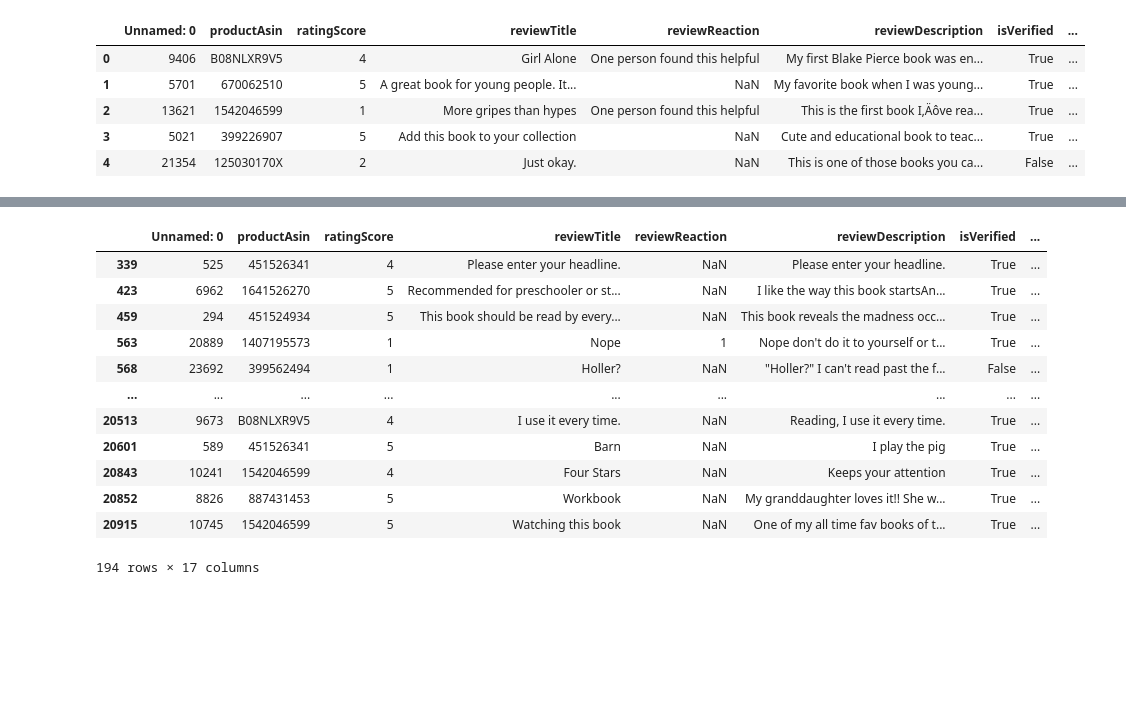
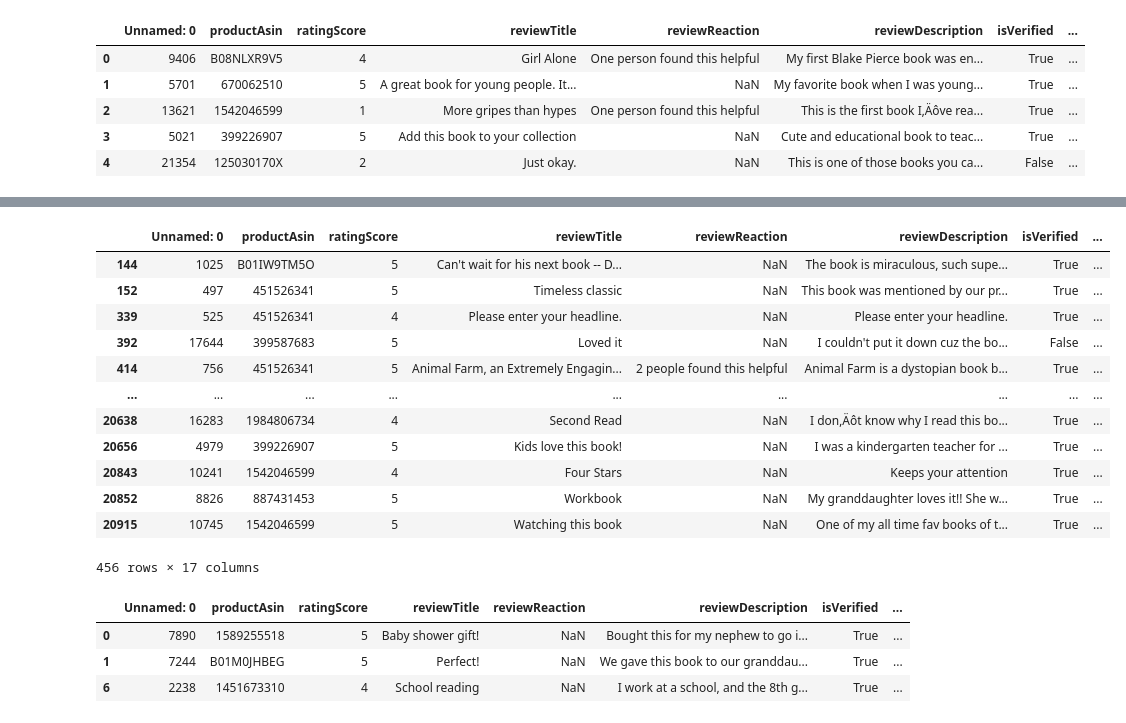
Before and after one commit to GxTeo/CZ-CE4045_NLP_Group_12, a Jupyter notebook: subjectivity_detection.ipynb, the cells around one changed output, grey strips where cells are left out. Cells and saved outputs as stored; diff of their text form; code cells hidden in the pictures; blank space fills up the shorter version.

Commit message:
Added critical examples + eval on test data

```diff
--- a/subjectivity_detection.ipynb
+++ b/subjectivity_detection.ipynb
@@ -219,2 +342,2 @@ clean_data.head()
 # %%
-objective_reviews = clean_data.loc[(clean_data['tb_subjectivity'] < 0.3)  & (clean_data['tb_subjectivity'] > 0.0)]
+objective_reviews = clean_data.loc[clean_data['tb_subjectivity'] < 0.3]
@@ -293,4 +394,0 @@ Name: ratingScore, dtype: int64
-# %%
-i = 0
-print(ambiguous.iloc[i]['concat_review'])
-print(ambiguous.iloc[i]['tb_polarity'])
@@ -364,7 +463,7 @@ clean_data['senti_score'] = senti_score
 # %%
 overall = []
 for i in range(len(clean_data)):
-  if (clean_data['senti_score'][i] < 0.1) & (clean_data['senti_score'][i] > -0.1):
+  if (clean_data['senti_score'][i] < 0.05) & (clean_data['senti_score'][i] > -0.05):
     overall.append(0)
   else:
     overall.append(1)
@@ -372,18 +487,26 @@ clean_data['swn_subjectivity'] = overall
 # %%
-objective_reviews1 = clean_data.loc[(clean_data['tb_subjectivity'] < 0.3) & (clean_data['swn_subjectivity'] == 0)]
+objective_reviews_tb_swn = clean_data.loc[(clean_data['tb_subjectivity'] < 0.5) & (clean_data['swn_subjectivity'] == 0)]
-# %%
-objective_reviews1
-# %% [output]
-|  | Unnamed: 0 | productAsin | ratingScore | reviewTitle | reviewReaction | reviewDescription | isVerified | ... |
-| 339 | 525 | 451526341 | 4 | Please enter your headline. | NaN | Please enter your headline. | True | ... |
-| 423 | 6962 | 1641526270 | 5 | Recommended for preschooler or st... | NaN | I like the way this book startsAn... | True | ... |
-| 459 | 294 | 451524934 | 5 | This book should be read by every... | NaN | This book reveals the madness occ... | True | ... |
-| 563 | 20889 | 1407195573 | 1 | Nope | 1 | Nope don't do it to yourself or t... | True | ... |
-| 568 | 23692 | 399562494 | 1 | Holler? | NaN | "Holler?" I can't read past the f... | False | ... |
-| ... | ... | ... | ... | ... | ... | ... | ... | ... |
-| 20513 | 9673 | B08NLXR9V5 | 4 | I use it every time. | NaN | Reading, I use it every time. | True | ... |
-| 20601 | 589 | 451526341 | 5 | Barn | NaN | I play the pig | True | ... |
-| 20843 | 10241 | 1542046599 | 4 | Four Stars | NaN | Keeps your attention | True | ... |
-| 20852 | 8826 | 887431453 | 5 | Workbook | NaN | My granddaughter loves it!! She w... | True | ... |
-| 20915 | 10745 | 1542046599 | 5 | Watching this book | NaN | One of my all time fav books of t... | True | ... |
-194 rows × 17 columns
+# %%
+objective_reviews_tb_swn
+# %% [output]
+|  | Unnamed: 0 | productAsin | ratingScore | reviewTitle | reviewReaction | reviewDescription | isVerified | ... |
+| 144 | 1025 | B01IW9TM5O | 5 | Can't wait for his next book -- D... | NaN | The book is miraculous, such supe... | True | ... |
+| 152 | 497 | 451526341 | 5 | Timeless classic | NaN | This book was mentioned by our pr... | True | ... |
+| 339 | 525 | 451526341 | 4 | Please enter your headline. | NaN | Please enter your headline. | True | ... |
+| 392 | 17644 | 399587683 | 5 | Loved it | NaN | I couldn't put it down cuz the bo... | False | ... |
+| 414 | 756 | 451526341 | 5 | Animal Farm, an Extremely Engagin... | 2 people found this helpful | Animal Farm is a dystopian book b... | True | ... |
+| ... | ... | ... | ... | ... | ... | ... | ... | ... |
+| 20638 | 16283 | 1984806734 | 4 | Second Read | NaN | I don‚Äôt know why I read this bo... | True | ... |
+| 20656 | 4979 | 399226907 | 5 | Kids love this book! | NaN | I was a kindergarten teacher for ... | True | ... |
+| 20843 | 10241 | 1542046599 | 4 | Four Stars | NaN | Keeps your attention | True | ... |
+| 20852 | 8826 | 887431453 | 5 | Workbook | NaN | My granddaughter loves it!! She w... | True | ... |
+| 20915 | 10745 | 1542046599 | 5 | Watching this book | NaN | One of my all time fav books of t... | True | ... |
+456 rows × 17 columns
+# %%
+# Wrongly kept critical examples
+critical_examples.loc[(critical_examples['tb_subjectivity'] >= 0.5) & (critical_examples['swn_subjectivity'] == 1)]
+# %% [output]
+|  | Unnamed: 0 | productAsin | ratingScore | reviewTitle | reviewReaction | reviewDescription | isVerified | ... |
+| 0 | 7890 | 1589255518 | 5 | Baby shower gift! | NaN | Bought this for my nephew to go i... | True | ... |
+| 1 | 7244 | B01M0JHBEG | 5 | Perfect! | NaN | We gave this book to our granddau... | True | ... |
+| 6 | 2238 | 1451673310 | 4 | School reading | NaN | I work at a school, and the 8th g... | True | ... |
```
Also changed, not shown: parts of 74 cells of this notebook.
